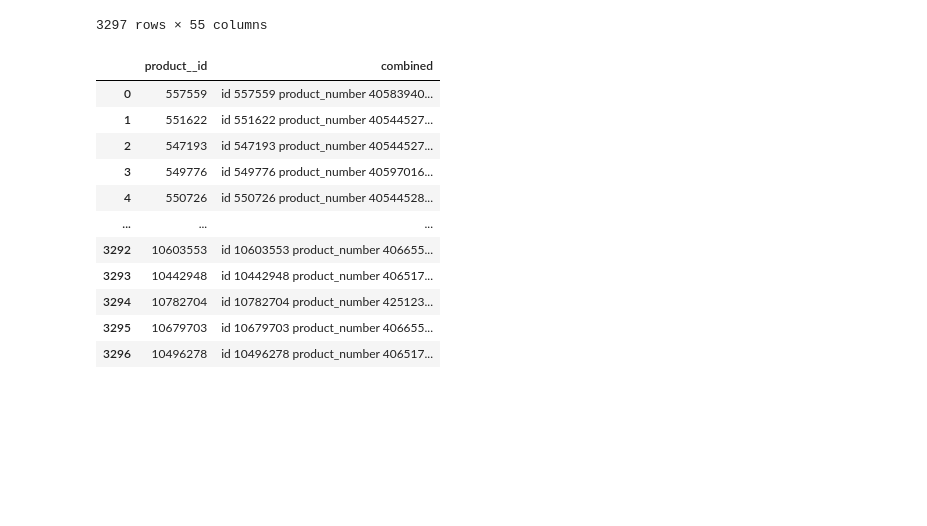
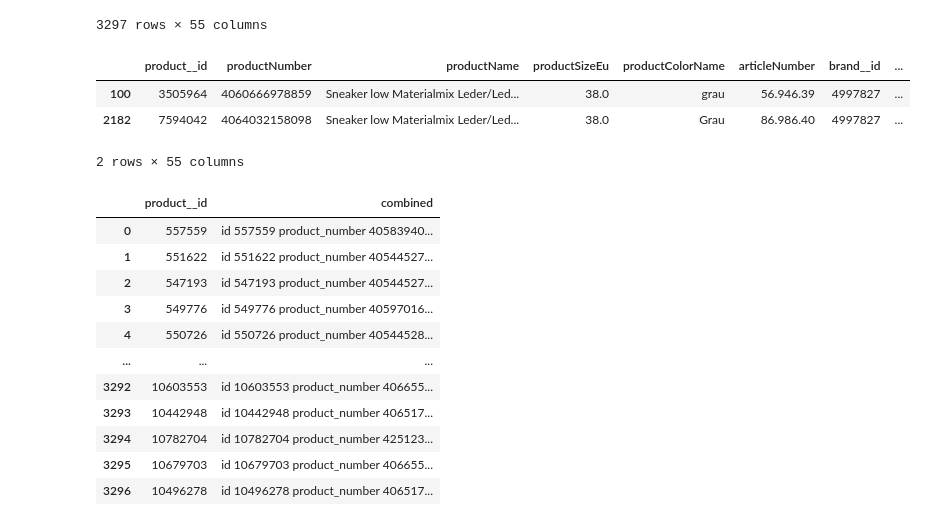
Before and after one commit to tomhuber96/master-thesis-practical-part, a Jupyter notebook: open_ai/gabor/custom-embeddings-test.ipynb, the cells around one changed output. Saved outputs shown, nothing was run; the diff lists cells and outputs as text; code cells hidden in the pictures; blank space fills up the shorter version.

```diff
--- a/open_ai/gabor/custom-embeddings-test.ipynb
+++ b/open_ai/gabor/custom-embeddings-test.ipynb
@@ -30,6 +30,13 @@ display(product_data)
 | 3295 | 10679703 | 4066558303617 | Elegante pumps Glad leer wit | 35.0 | wit | 21.450.60 | 6590677 | ... |
 | 3296 | 10496278 | 4065171812513 | Sandale compensée Daim beige | 38.0 | beige | 24.645.14 | 6590677 | ... |
 3297 rows × 55 columns
+# %%
+product_data[product_data['product__id'].isin([7594042,3505964])]
+# %% [output]
+|  | product__id | productNumber | productName | productSizeEu | productColorName | articleNumber | brand__id | ... |
+| 100 | 3505964 | 4060666978859 | Sneaker low Materialmix Leder/Led... | 38.0 | grau | 56.946.39 | 4997827 | ... |
+| 2182 | 7594042 | 4064032158098 | Sneaker low Materialmix Leder/Led... | 38.0 | Grau | 86.986.40 | 4997827 | ... |
+2 rows × 55 columns
 # %%
 def preprocess_text(text):
     # Convert to lowercase and remove special characters
```
Also changed, not shown: parts of 10 cells of this notebook, 2 other files.
